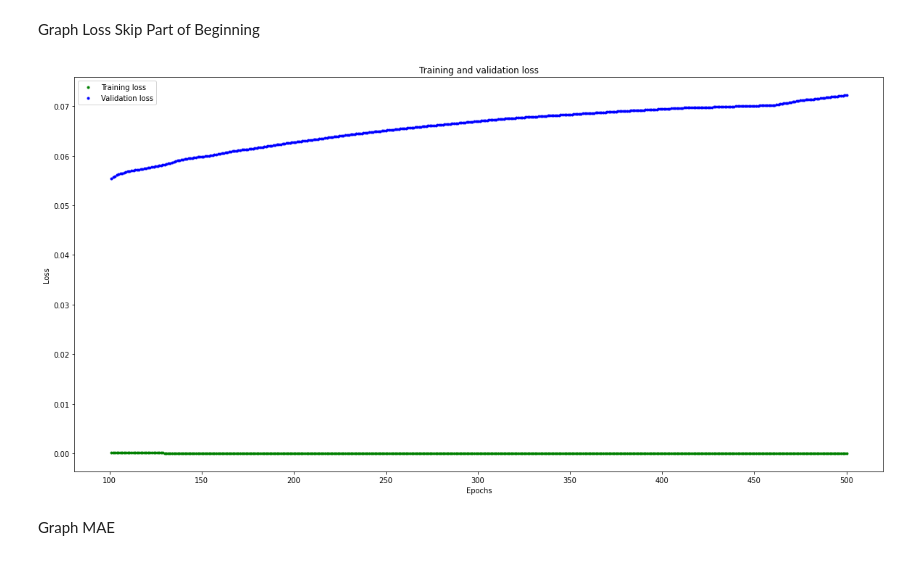
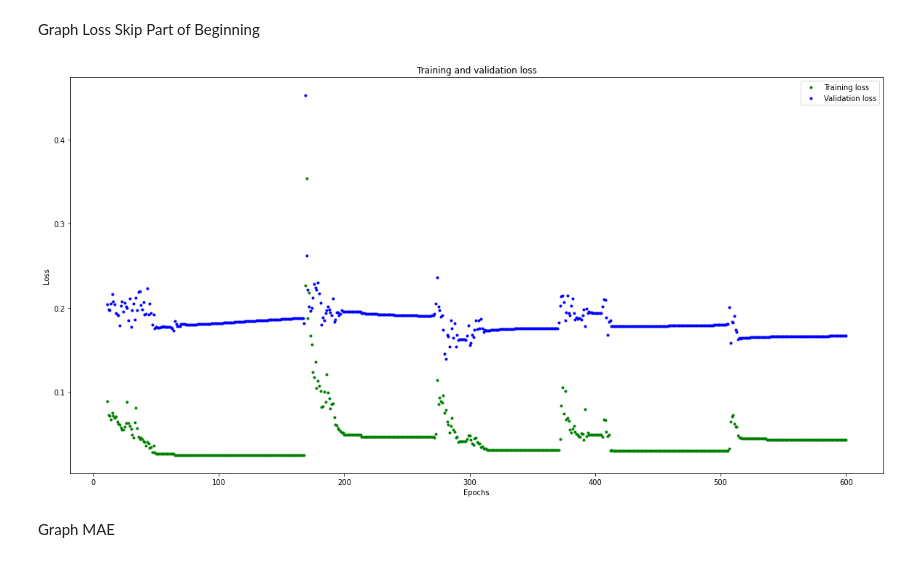
Before and after one commit to sadiet20/HighLight, a Jupyter notebook: highlight_training.ipynb, the cells around one changed output. Saved outputs shown, nothing was run; the diff lists cells and outputs as text; code cells hidden in the pictures.

Commit message:
final model for capstone

```diff
--- a/highlight_training.ipynb
+++ b/highlight_training.ipynb
@@ -186,16 +201,28 @@ Data set randomization and splitting complete.
 # %% [markdown]
 3. Build and Train Model
 # %%
-# build the model and train it
-model = tf.keras.Sequential()
- # relu is used for performance
-model.add(tf.keras.layers.Dense(100, activation='relu'))
-model.add(tf.keras.layers.Dense(60, activation='relu'))
-model.add(tf.keras.layers.Dense(20, activation='relu'))
-model.add(tf.keras.layers.Dense(NUM_HIT_TYPES, activation='softmax')) # softmax is used, because we only expect one gesture to occur per input
-#opt=tf.keras.optimizers.SGD(learning_rate=0.0001, momentum=0.9, nesterov=False, name="SGD")
-opt=tf.keras.optimizers.Adam(learning_rate=0.0001)
+''' build the model and train it '''
+model = tf.keras.Sequential()   # sequential means it goes from input layer -> hidden layers -> output layers
+
+# Add layers
+model.add(tf.keras.layers.Dense(256, input_dim=inputs_train[0].shape[0], activation='relu', name="input")) # relu is used for performance
+model.add(tf.keras.layers.Dense(128, activation='relu', name="layer1"))
+model.add(tf.keras.layers.Dense(64, activation='relu', name="layer2"))
+model.add(tf.keras.layers.Dense(64, activation='relu', name="layer3"))
+model.add(tf.keras.layers.Dense(32, activation='relu', name="layer4"))
+model.add(tf.keras.layers.Dense(16, activation='relu', name="layer5"))
+model.add(tf.keras.layers.Dense(8, activation='relu', name="layer6"))
+model.add(tf.keras.layers.Dense(NUM_HIT_TYPES, activation='softmax', name="output")) # softmax assigns probabibility to prediction of each class
+
+# Set up loss function, optimier and performance evaluation metrics
+#opt=tf.keras.optimizers.SGD(learning_rate=0.0001, name="SGD")
+opt=tf.keras.optimizers.Adam(learning_rate=0.0001)      #Adam is good for lots of parameters
 #opt=tf.keras.optimizers.RMSprop(learning_rate=0.00001, momentum=0.99)
 model.compile(optimizer=opt, loss='mse', metrics=['accuracy'])
-history = model.fit(inputs_train, outputs_train, epochs=500, batch_size=30, validation_data=(inputs_validate, outputs_validate))
+
+# Train the model
+history = model.fit(inputs_train, outputs_train,
+                    epochs=600,                     #number of times model processes the entire dataset
+                    batch_size=16,                  #number of examples to evaluate before updating model weights/biases, best to be multiple of 2
+                    validation_data=(inputs_validate, outputs_validate))    #training evaluation
 # %% [output]
@@ -265,16 +292,16 @@ print(plt.rcParams["figure.figsize"])
 Graph Loss Skip Part of Beginning
 # %%
 # graph the loss again skipping a bit of the start
-SKIP = 100
+SKIP = 10
 plt.plot(epochs[SKIP:], loss[SKIP:], 'g.', label='Training loss')
 plt.plot(epochs[SKIP:], val_loss[SKIP:], 'b.', label='Validation loss')
 plt.title('Training and validation loss')
 plt.xlabel('Epochs')
 plt.ylabel('Loss')
 plt.legend()
 plt.show()
 # %% [output]
-[figure, old version]
+[figure, new version]
 # %% [markdown]
 Graph MAE
 # %%
```
Also changed, not shown: parts of 11 cells of this notebook.
